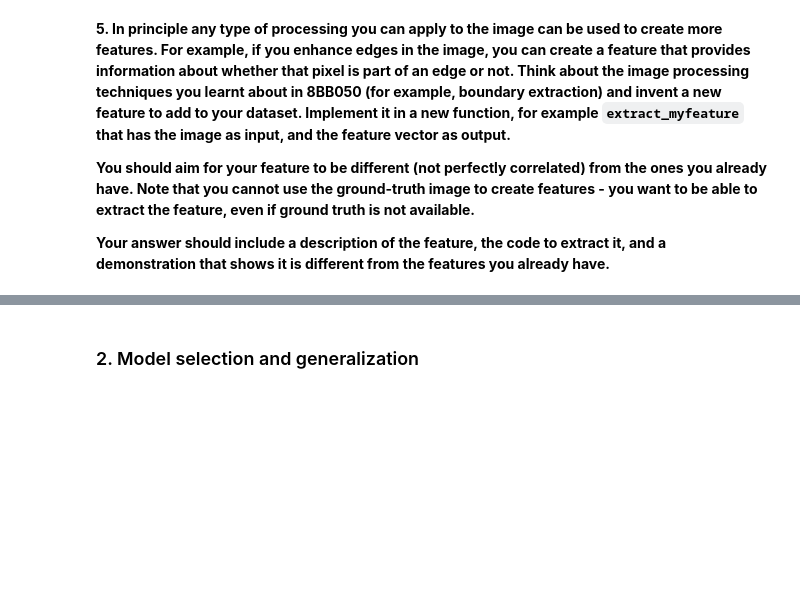
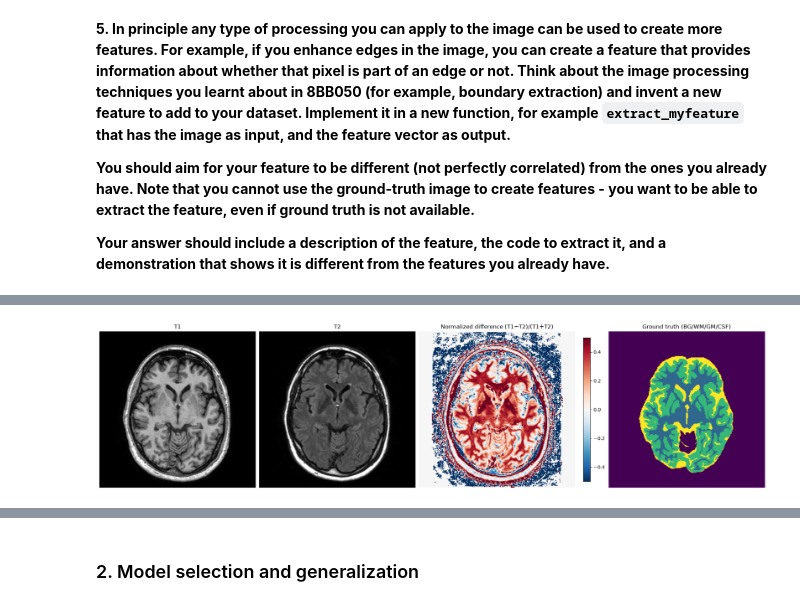
Before and after one commit to FrancescTUe/8BE030-MIA, a Jupyter notebook: reader/2.6_segmentation_project.ipynb, the cells around one changed output, grey strips where cells are left out. Saved outputs shown, nothing was run; the diff lists cells and outputs as text; code cells hidden in the pictures; blank space fills up the shorter version.

```diff
--- a/reader/2.6_segmentation_project.ipynb
+++ b/reader/2.6_segmentation_project.ipynb
@@ -278,0 +396,26 @@ plt.show()
+# %%
+import matplotlib.pyplot as plt
+
+fig, axes = plt.subplots(1, 4, figsize=(20, 5), constrained_layout=True)
+
+axes[0].imshow(t1_img, cmap='gray')
+axes[0].set_title('T1')
+axes[0].axis('off')
+
+axes[1].imshow(t2_img, cmap='gray')
+axes[1].set_title('T2')
+axes[1].axis('off')
+
+im = axes[2].imshow(norm_diff.reshape(t1_img.shape), cmap='RdBu_r', vmin=-0.5, vmax=0.5)
+axes[2].set_title('Normalized difference (T1−T2)/(T1+T2)')
+axes[2].axis('off')
+plt.colorbar(im, ax=axes[2], fraction=0.046)
+
+axes[3].imshow(mask_gt_remapped.reshape(t1_img.shape), cmap='viridis', vmin=0, vmax=3)
+axes[3].set_title('Ground truth (BG/WM/GM/CSF)')
+axes[3].axis('off')
+
+# plt.tight_layout()
+plt.show()
+# %% [output]
+[figure, added]
```
Also changed, not shown: parts of 20 cells of this notebook, 1 other file.
